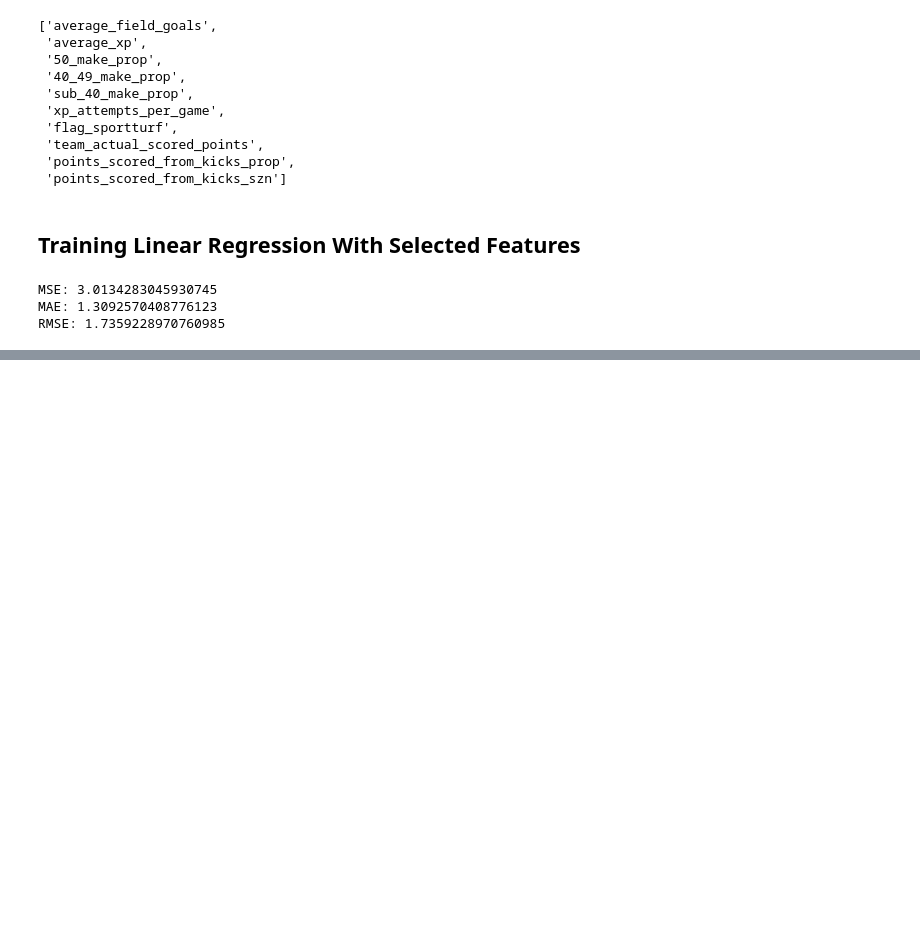
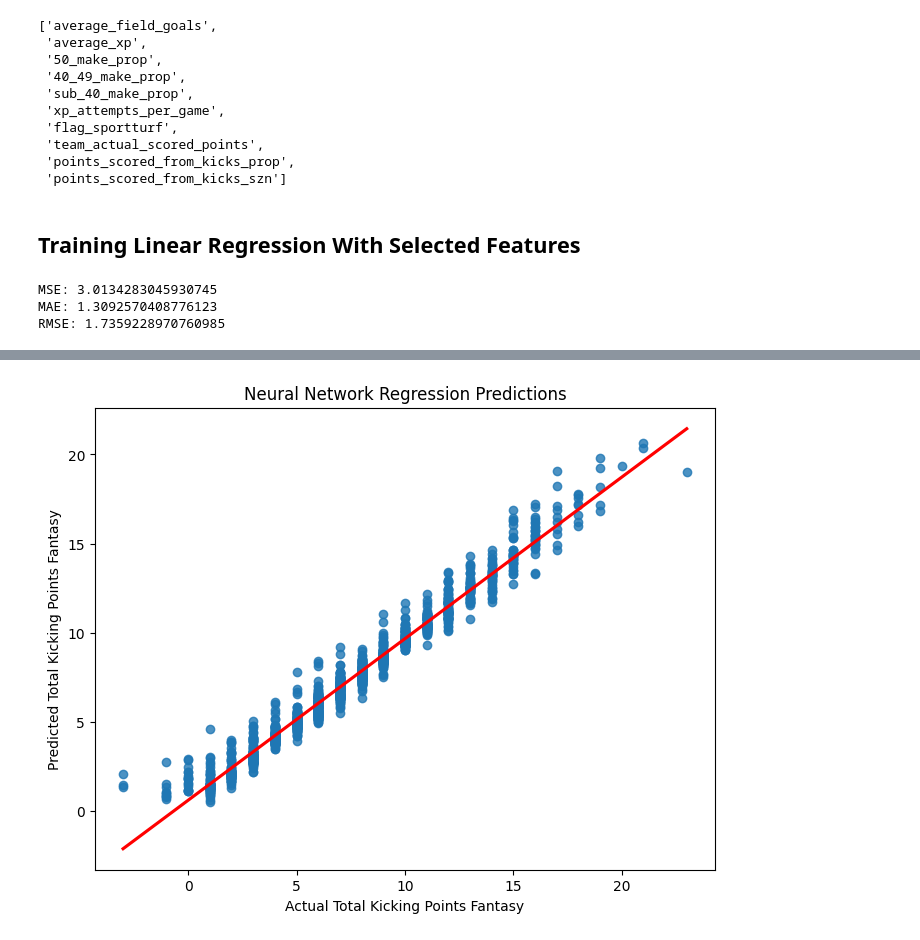
Before and after one commit to cse-6242-t134/nfl-fantasy-prediction-model, a Jupyter notebook: cp_fantasy_kicker_modeling_first_pass.ipynb, the cells around one changed output, grey strips where cells are left out. Drawn from its saved outputs; the diff is of its cells as text; code cells hidden in the pictures; blank space fills up the shorter version.

Commit message:
update cp_fantasy_kicker_modeling_first_pass
- Performance and optimization improvements.
- Implement deep learning model.

```diff
--- a/cp_fantasy_kicker_modeling_first_pass.ipynb
+++ b/cp_fantasy_kicker_modeling_first_pass.ipynb
@@ -394,8 +516,16 @@ kicker_stats = kicker_stats.join(pd.get_dummies(data = kicker_stats['surface'],
-# %%
-## Wind MPH INteraction and Game Kicking Percentage
-
-kicker_stats['wind_make_interaction'] = kicker_stats['wind'] * kicker_stats['fg_make_prop']
-kicker_stats['wind_make_interaction'] = kicker_stats['wind_make_interaction'].fillna(0)
+# %%
+# Create a flag indicating if the kicker is playing at home (0) or away (1)
+kicker_stats['home_away_flag'] = np.where(kicker_stats['team'] == kicker_stats['home_team'], 0, 1)
+
+# Clean up the 'surface' column by stripping whitespace
+kicker_stats['surface'] = kicker_stats['surface'].str.strip()
+
+# Create dummy variables for the 'surface' type and concatenate them to the DataFrame
+surface_dummies = pd.get_dummies(kicker_stats['surface'], prefix='flag')
+kicker_stats = pd.concat([kicker_stats, surface_dummies], axis=1)
+
+# Calculate the interaction between wind speed and field goal make proportion
+kicker_stats['wind_make_interaction'] = (kicker_stats['wind'] * kicker_stats['fg_make_prop']).fillna(0)
 # %% [markdown]
 ## Aggregating Proportion of Scoring From Kicks
 
@@ -659,0 +805,75 @@ RMSE: 1.7359228970760985
+# %%
+# Ensure that the features exist in kicker_stats
+X = kicker_stats[x_vars]
+y = kicker_stats[y_var]
+
+# Handle any missing values if necessary
+X = X.fillna(0)
+y = y.fillna(0)
+
+# Split data into training and testing sets (80% train, 20% test)
+X_train, X_test, y_train, y_test = train_test_split(X, y, test_size=0.20, random_state=42)
+
+# Reset index to ensure alignment
+X_train.reset_index(drop=True, inplace=True)
+X_test.reset_index(drop=True, inplace=True)
+y_train.reset_index(drop=True, inplace=True)
+y_test.reset_index(drop=True, inplace=True)
+
+# Standardize features
+scaler = StandardScaler()
+X_train_scaled = scaler.fit_transform(X_train)
+X_test_scaled = scaler.transform(X_test)
+
+# Build the neural network model using an Input layer
+model = Sequential()
+model.add(Input(shape=(X_train_scaled.shape[1],)))  # Define the input shape
+model.add(Dense(64, activation='relu'))
+model.add(Dropout(0.2))
+model.add(Dense(32, activation='relu'))
+model.add(Dense(1))  # Output layer for regression
+
+# Compile the model
+model.compile(optimizer='adam', loss='mean_squared_error', metrics=['mean_absolute_error'])
+
+# Summarize the model architecture
+model.summary()
+
+# Train the model
+history = model.fit(
+    X_train_scaled, y_train,
+    validation_data=(X_test_scaled, y_test),
+    epochs=200,
+    batch_size=32,
+    verbose=1
+)
+
+# Evaluate the model on the test set
+loss, mae = model.evaluate(X_test_scaled, y_test, verbose=0)
+print(f'Test MAE: {mae:.2f}')
+
+# Make predictions
+y_pred = model.predict(X_test_scaled)
+
+# Flatten y_test and y_pred for plotting
+y_test_flat = y_test.values.flatten()
+y_pred_flat = y_pred.flatten()
+
+# Plot actual vs. predicted values
+plt.figure(figsize=(8, 6))
+sns.regplot(x=y_test_flat, y=y_pred_flat, ci=None, line_kws={'color': 'red'})
+plt.xlabel('Actual Total Kicking Points Fantasy')
+plt.ylabel('Predicted Total Kicking Points Fantasy')
+plt.title('Neural Network Regression Predictions')
+plt.show()
+
+# Plot training & validation loss values
+plt.figure(figsize=(8, 6))
+plt.plot(history.history['loss'], label='Train Loss')
+plt.plot(history.history['val_loss'], label='Validation Loss')
+plt.xlabel('Epoch')
+plt.ylabel('Loss')
+plt.title('Model Loss During Training')
+plt.legend()
+plt.show()
+# %% [output]
@@ -659,0 +912 @@ RMSE: 1.7359228970760985
+[figure, added]
```
Also changed, not shown: parts of 15 cells of this notebook.
